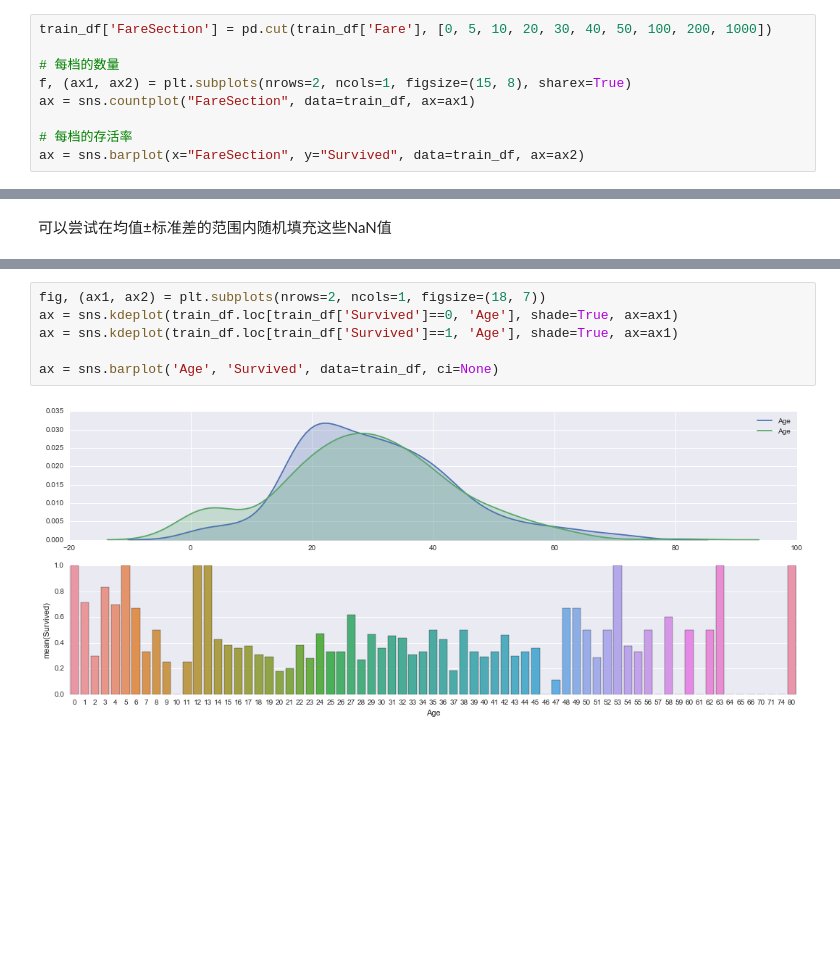
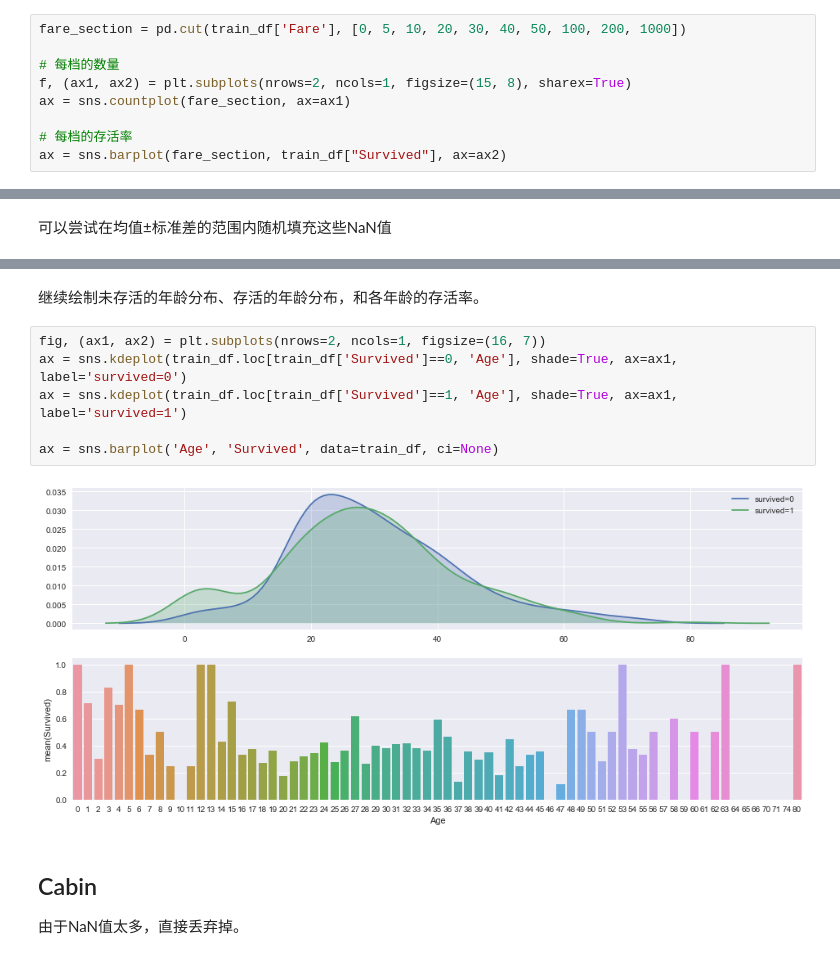
Before and after one commit to coder-ss/ml-learn, a Jupyter notebook: kaggle/Titanic/omarelgabry.ipynb, the cells around one changed output, grey strips where cells are left out. Cells and saved outputs as stored; diff of their text form; blank space fills up the shorter version.

```diff
--- a/kaggle/Titanic/omarelgabry.ipynb
+++ b/kaggle/Titanic/omarelgabry.ipynb
@@ -140,12 +148,12 @@ plt.show()
 # %% [markdown]
 详细地，我们对票价分档
 # %%
-train_df['FareSection'] = pd.cut(train_df['Fare'], [0, 5, 10, 20, 30, 40, 50, 100, 200, 1000])
+fare_section = pd.cut(train_df['Fare'], [0, 5, 10, 20, 30, 40, 50, 100, 200, 1000])
 
 # 每档的数量
 f, (ax1, ax2) = plt.subplots(nrows=2, ncols=1, figsize=(15, 8), sharex=True)
-ax = sns.countplot("FareSection", data=train_df, ax=ax1)
+ax = sns.countplot(fare_section, ax=ax1)
 
 # 每档的存活率
-ax = sns.barplot(x="FareSection", y="Survived", data=train_df, ax=ax2)
+ax = sns.barplot(fare_section, train_df["Survived"], ax=ax2)
 # %% [output]
@@ -188,8 +195,14 @@ ax = sns.distplot(train_df['Age'], bins=70, kde=False, ax=ax2)
+# %% [markdown]
+继续绘制未存活的年龄分布、存活的年龄分布，和各年龄的存活率。
 # %%
-fig, (ax1, ax2) = plt.subplots(nrows=2, ncols=1, figsize=(18, 7))
-ax = sns.kdeplot(train_df.loc[train_df['Survived']==0, 'Age'], shade=True, ax=ax1)
-ax = sns.kdeplot(train_df.loc[train_df['Survived']==1, 'Age'], shade=True, ax=ax1)
+fig, (ax1, ax2) = plt.subplots(nrows=2, ncols=1, figsize=(16, 7))
+ax = sns.kdeplot(train_df.loc[train_df['Survived']==0, 'Age'], shade=True, ax=ax1, label='survived=0')
+ax = sns.kdeplot(train_df.loc[train_df['Survived']==1, 'Age'], shade=True, ax=ax1, label='survived=1')
 
 ax = sns.barplot('Age', 'Survived', data=train_df, ci=None)
 # %% [output]
-[figure, old version]
+[figure, new version]
+# %% [markdown]
+## Cabin
+
+由于NaN值太多，直接丢弃掉。
```
Also changed, not shown: parts of 30 cells of this notebook, 1 other file.
